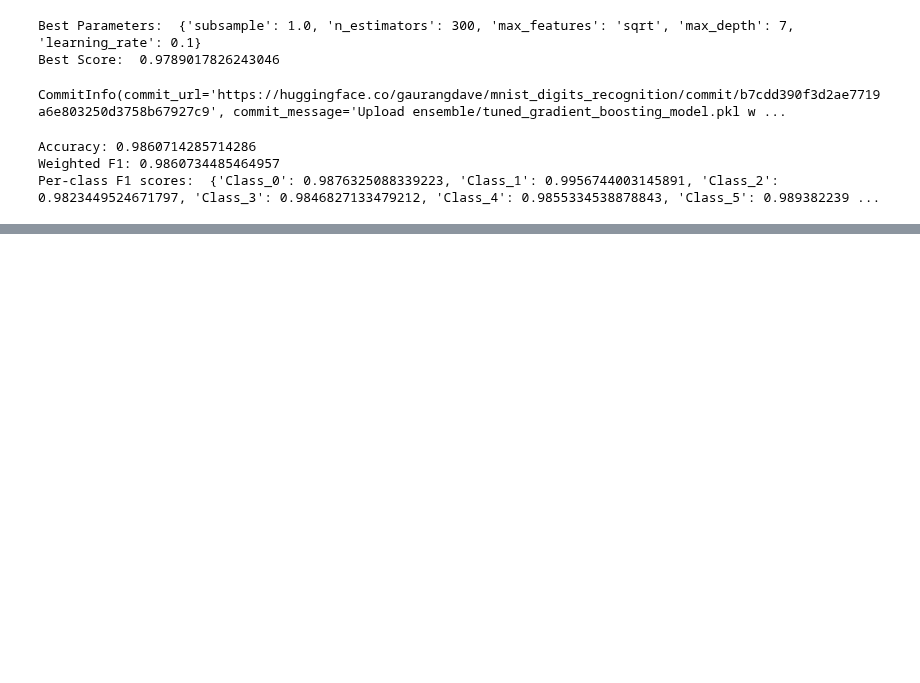
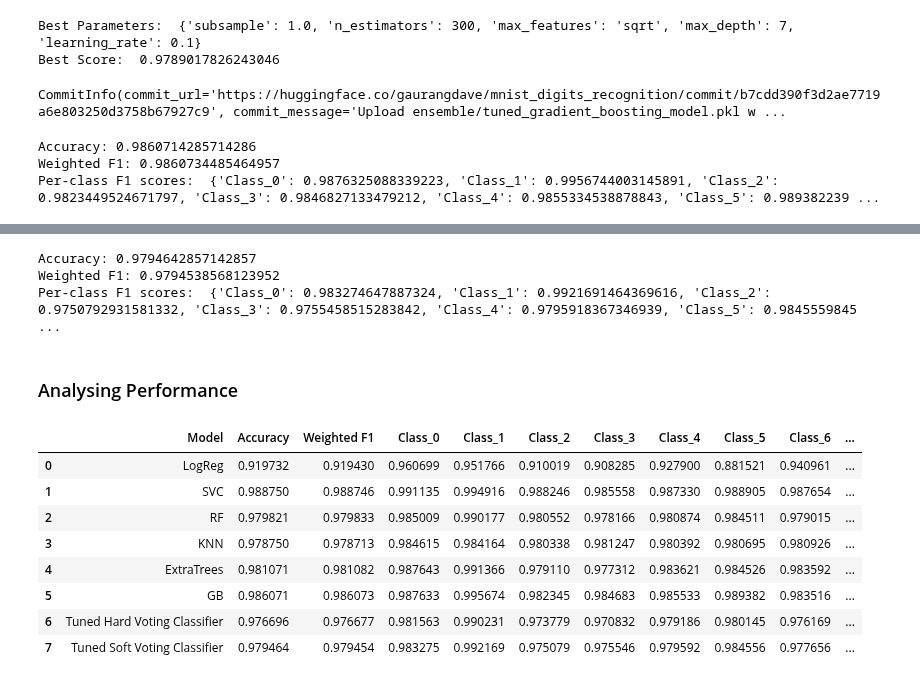
Before and after one commit to gaurangdave/mnist_digits_recognition, a Jupyter notebook: notebooks/06_ensemble_learning.ipynb, the cells around one changed output, grey strips where cells are left out. Cells and saved outputs as stored; diff of their text form; code cells hidden in the pictures; blank space fills up the shorter version.

Commit message:
created ensemble with tuned models and did performance analysis

```diff
--- a/notebooks/06_ensemble_learning.ipynb
+++ b/notebooks/06_ensemble_learning.ipynb
@@ -844,0 +988,5 @@ Per-class F1 scores:  {'Class_0': 0.9876325088339223, 'Class_1': 0.9956744003145
+# %%
+start_time = time.time()
+tuned_soft_voting_clf.fit(X_train, y_train)
+end_time = time.time()
+print(f"Training time: {end_time - start_time:.2f}s")
@@ -844,0 +1007,38 @@ Per-class F1 scores:  {'Class_0': 0.9876325088339223, 'Class_1': 0.9956744003145
+# %%
+## predict on the validation set
+y_val_pred = tuned_soft_voting_clf.predict(X_val)
+# %%
+# Compute metrics
+accuracy = accuracy_score(y_val, y_val_pred)
+weighted_f1 = f1_score(y_val, y_val_pred, average='weighted')
+# Compute per-class F1 scores
+per_class_f1_scores = f1_score(y_val, y_val_pred, average=None)
+per_class_f1_dict = {f"Class_{i}": score for i, score in enumerate(per_class_f1_scores)}
+# %%
+## update the performance scores
+performance_scores = performance_scores.dropna()
+performance_scores = pd.concat([performance_scores,
+    pd.DataFrame({"Model": "Tuned Soft Voting Classifier", "Accuracy": accuracy, "Weighted F1": weighted_f1, **per_class_f1_dict, "Prediction Time": prediction_time}, index=[0])], ignore_index=True)
+# %%
+## print the metrics
+print(f"Accuracy: {accuracy}")
+print(f"Weighted F1: {weighted_f1}")
+print("Per-class F1 scores: ", per_class_f1_dict)
+# %% [output]
+Accuracy: 0.9794642857142857
+Weighted F1: 0.9794538568123952
+Per-class F1 scores:  {'Class_0': 0.983274647887324, 'Class_1': 0.9921691464369616, 'Class_2': 0.9750792931581332, 'Class_3': 0.9755458515283842, 'Class_4': 0.9795918367346939, 'Class_5': 0.9845559845 ...
+# %% [markdown]
+### Analysing Performance
+# %%
+performance_scores
+# %% [output]
+|  | Model | Accuracy | Weighted F1 | Class_0 | Class_1 | Class_2 | Class_3 | Class_4 | Class_5 | Class_6 | ... |
+| 0 | LogReg | 0.919732 | 0.919430 | 0.960699 | 0.951766 | 0.910019 | 0.908285 | 0.927900 | 0.881521 | 0.940961 | ... |
+| 1 | SVC | 0.988750 | 0.988746 | 0.991135 | 0.994916 | 0.988246 | 0.985558 | 0.987330 | 0.988905 | 0.987654 | ... |
+| 2 | RF | 0.979821 | 0.979833 | 0.985009 | 0.990177 | 0.980552 | 0.978166 | 0.980874 | 0.984511 | 0.979015 | ... |
+| 3 | KNN | 0.978750 | 0.978713 | 0.984615 | 0.984164 | 0.980338 | 0.981247 | 0.980392 | 0.980695 | 0.980926 | ... |
+| 4 | ExtraTrees | 0.981071 | 0.981082 | 0.987643 | 0.991366 | 0.979110 | 0.977312 | 0.983621 | 0.984526 | 0.983592 | ... |
+| 5 | GB | 0.986071 | 0.986073 | 0.987633 | 0.995674 | 0.982345 | 0.984683 | 0.985533 | 0.989382 | 0.983516 | ... |
+| 6 | Tuned Hard Voting Classifier | 0.976696 | 0.976677 | 0.981563 | 0.990231 | 0.973779 | 0.970832 | 0.979186 | 0.980145 | 0.976169 | ... |
+| 7 | Tuned Soft Voting Classifier | 0.979464 | 0.979454 | 0.983275 | 0.992169 | 0.975079 | 0.975546 | 0.979592 | 0.984556 | 0.977656 | ... |
```
Also changed, not shown: parts of 33 cells of this notebook, 3 other files.
